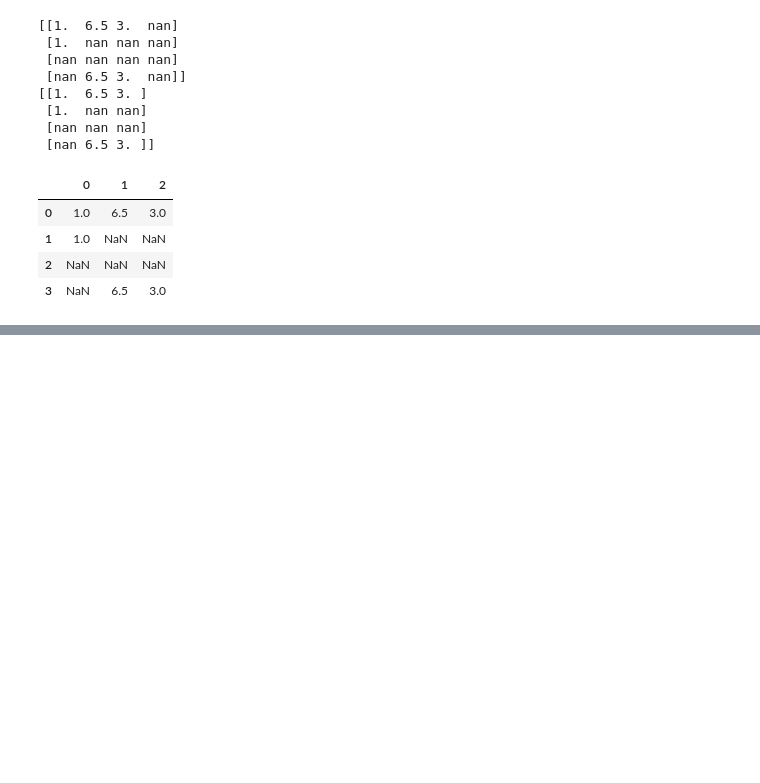
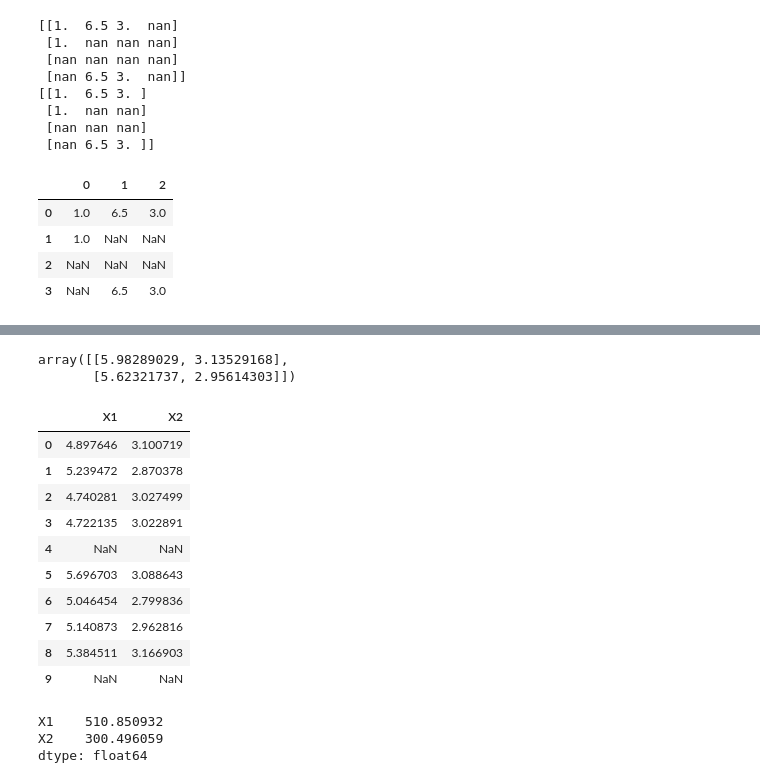
Before and after one commit to chan-prk/pydata-book, a Jupyter notebook: chan_folder/4experiment.ipynb, the cells around one changed output, grey strips where cells are left out. Saved outputs shown, nothing was run; the diff lists cells and outputs as text; code cells hidden in the pictures; blank space fills up the shorter version.

```diff
--- a/chan_folder/4experiment.ipynb
+++ b/chan_folder/4experiment.ipynb
@@ -266,0 +342,25 @@ data.iloc[:, mask]
+# %%
+cols[[4, 9]][:, [0, 1]]
+# %% [output]
+array([[5.98289029, 3.13529168],
+       [5.62321737, 2.95614303]])
+# %%
+data
+# %% [output]
+|  | X1 | X2 |
+| 0 | 4.897646 | 3.100719 |
+| 1 | 5.239472 | 2.870378 |
+| 2 | 4.740281 | 3.027499 |
+| 3 | 4.722135 | 3.022891 |
+| 4 | NaN | NaN |
+| 5 | 5.696703 | 3.088643 |
+| 6 | 5.046454 | 2.799836 |
+| 7 | 5.140873 | 2.962816 |
+| 8 | 5.384511 | 3.166903 |
+| 9 | NaN | NaN |
+# %%
+mseries
+# %% [output]
+X1    510.850932
+X2    300.496059
+dtype: float64
```
Also changed, not shown: parts of 8 cells of this notebook, 3 other files.
